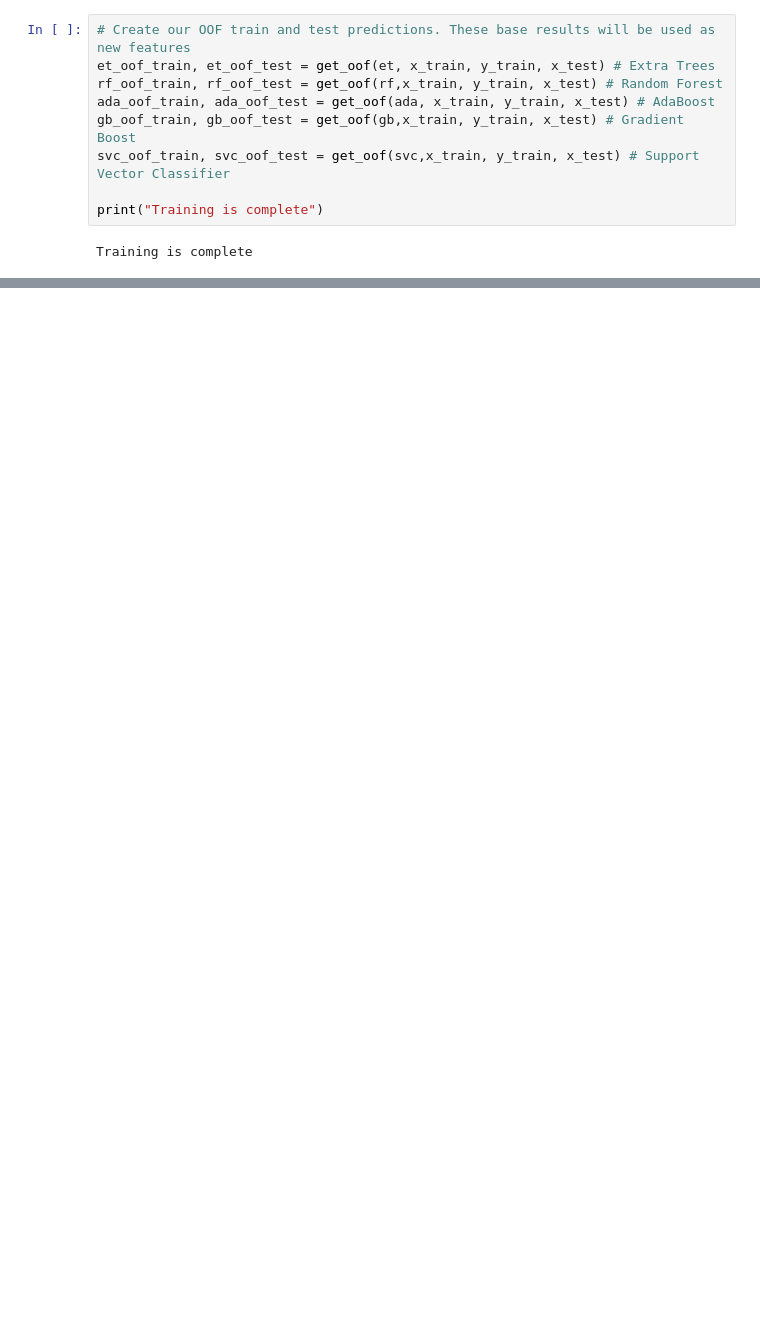
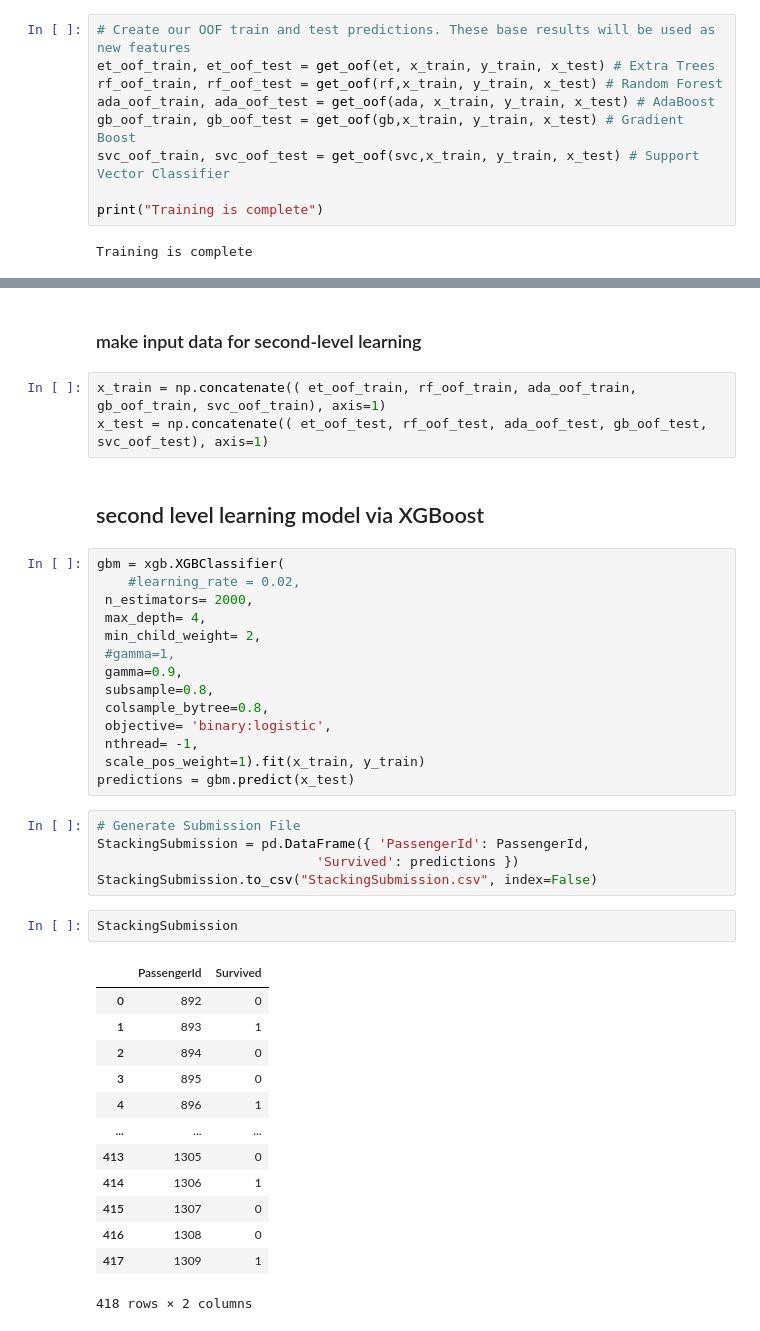
Before and after one commit to HyeonGeunY/kaggle, a Jupyter notebook: titanic/notebooks/ensembling_and_stacking.ipynb, the cells around one changed output, grey strips where cells are left out. Saved outputs shown, nothing was run; the diff lists cells and outputs as text; blank space fills up the shorter version.

```diff
--- a/titanic/notebooks/ensembling_and_stacking.ipynb
+++ b/titanic/notebooks/ensembling_and_stacking.ipynb
@@ -296,0 +561,42 @@ Training is complete
+# %% [markdown]
+### make input data for second-level learning
+# %%
+x_train = np.concatenate(( et_oof_train, rf_oof_train, ada_oof_train, gb_oof_train, svc_oof_train), axis=1)
+x_test = np.concatenate(( et_oof_test, rf_oof_test, ada_oof_test, gb_oof_test, svc_oof_test), axis=1)
+# %% [markdown]
+## second level learning model via XGBoost
+# %%
+gbm = xgb.XGBClassifier(
+    #learning_rate = 0.02,
+ n_estimators= 2000,
+ max_depth= 4,
+ min_child_weight= 2,
+ #gamma=1,
+ gamma=0.9,
+ subsample=0.8,
+ colsample_bytree=0.8,
+ objective= 'binary:logistic',
+ nthread= -1,
+ scale_pos_weight=1).fit(x_train, y_train)
+predictions = gbm.predict(x_test)
+# %%
+# Generate Submission File
+StackingSubmission = pd.DataFrame({ 'PassengerId': PassengerId,
+                            'Survived': predictions })
+StackingSubmission.to_csv("StackingSubmission.csv", index=False)
+# %%
+StackingSubmission
+# %% [output]
+|  | PassengerId | Survived |
+| 0 | 892 | 0 |
+| 1 | 893 | 1 |
+| 2 | 894 | 0 |
+| 3 | 895 | 0 |
+| 4 | 896 | 1 |
+| ... | ... | ... |
+| 413 | 1305 | 0 |
+| 414 | 1306 | 1 |
+| 415 | 1307 | 0 |
+| 416 | 1308 | 0 |
+| 417 | 1309 | 1 |
+418 rows × 2 columns
```
Also changed, not shown: parts of 12 cells of this notebook, 10 other files.
